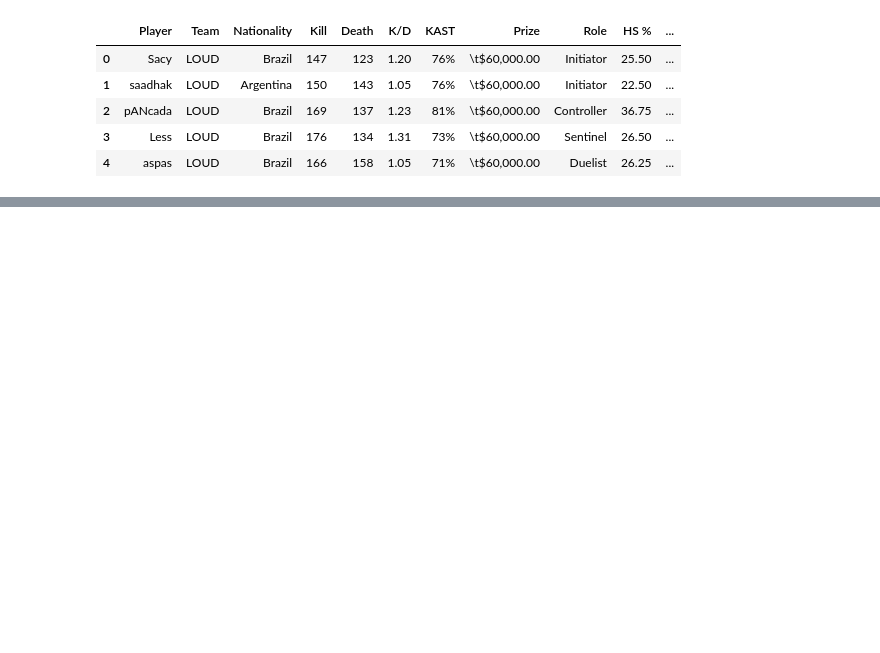
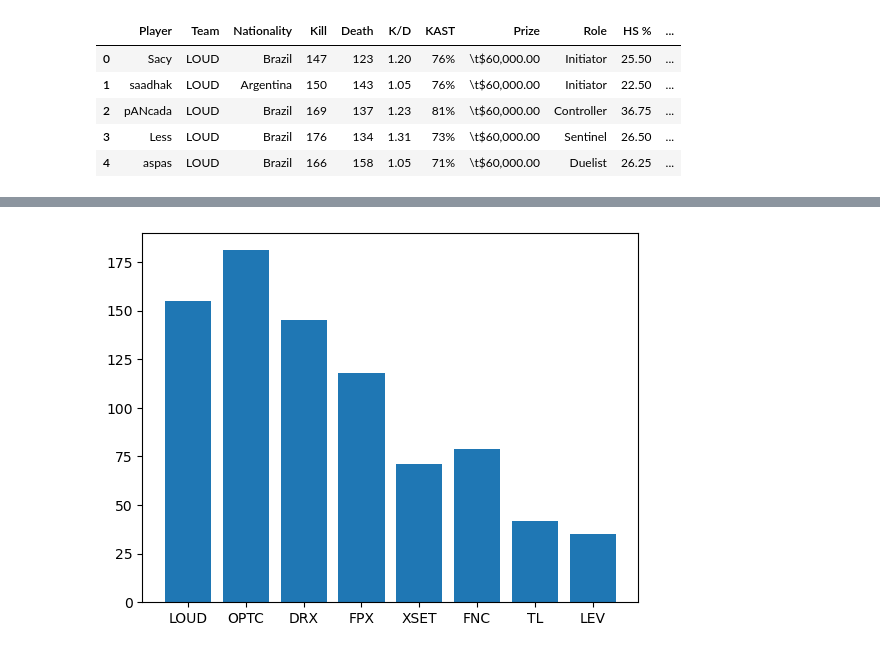
Before and after one commit to GeovannaSCunha/Data-Analysis-Valorant-Champions-2022, a Jupyter notebook: notebook_valorant.ipynb, the cells around one changed output, grey strips where cells are left out. Saved outputs shown, nothing was run; the diff lists cells and outputs as text; code cells hidden in the pictures; blank space fills up the shorter version.

```diff
--- a/notebook_valorant.ipynb
+++ b/notebook_valorant.ipynb
@@ -38,0 +101,8 @@ dados['Prize'] = dados['Prize'].astype(float)
+# %%
+# 'OPTC' venceu mais rounds altas e 'LEV' venceu menos rounds entre todas as equipes participantes.
+
+plt.bar(dados['Team'], dados['Rounds Win'])
+
+plt.show()
+# %% [output]
+[figure, added]
```
Also changed, not shown: parts of 10 cells of this notebook.
